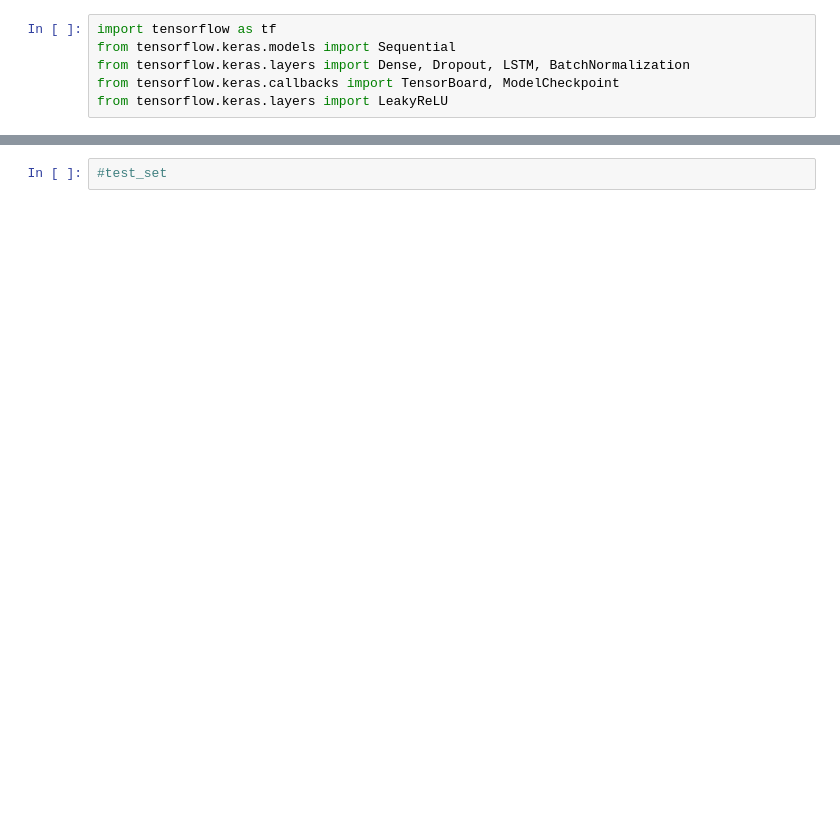
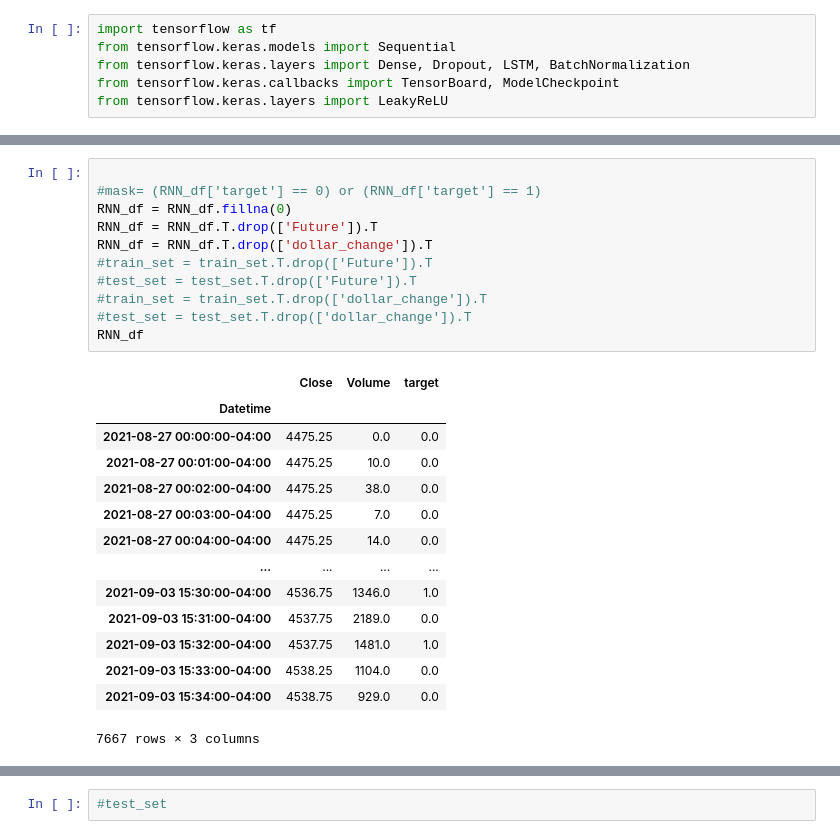
Before and after one commit to rudragarg/trading_bot_futures, a Jupyter notebook: RNN for S&P500 Futures.ipynb, the cells around one changed output, grey strips where cells are left out. Cells and saved outputs as stored; diff of their text form; blank space fills up the shorter version.

```diff
--- a/RNN for S&P500 Futures.ipynb
+++ b/RNN for S&P500 Futures.ipynb
@@ -143,3 +146,29 @@ RNN_df[mask]
+# %%
+
+#mask= (RNN_df['target'] == 0) or (RNN_df['target'] == 1)
+RNN_df = RNN_df.fillna(0)
+RNN_df = RNN_df.T.drop(['Future']).T
+RNN_df = RNN_df.T.drop(['dollar_change']).T
+#train_set = train_set.T.drop(['Future']).T
+#test_set = test_set.T.drop(['Future']).T
+#train_set = train_set.T.drop(['dollar_change']).T
+#test_set = test_set.T.drop(['dollar_change']).T
+RNN_df
+# %% [output]
+|  | Close | Volume | target |
+| Datetime |  |  |  |
+| 2021-08-27 00:00:00-04:00 | 4475.25 | 0.0 | 0.0 |
+| 2021-08-27 00:01:00-04:00 | 4475.25 | 10.0 | 0.0 |
+| 2021-08-27 00:02:00-04:00 | 4475.25 | 38.0 | 0.0 |
+| 2021-08-27 00:03:00-04:00 | 4475.25 | 7.0 | 0.0 |
+| 2021-08-27 00:04:00-04:00 | 4475.25 | 14.0 | 0.0 |
+| ... | ... | ... | ... |
+| 2021-09-03 15:30:00-04:00 | 4536.75 | 1346.0 | 1.0 |
+| 2021-09-03 15:31:00-04:00 | 4537.75 | 2189.0 | 0.0 |
+| 2021-09-03 15:32:00-04:00 | 4537.75 | 1481.0 | 1.0 |
+| 2021-09-03 15:33:00-04:00 | 4538.25 | 1104.0 | 0.0 |
+| 2021-09-03 15:34:00-04:00 | 4538.75 | 929.0 | 0.0 |
+7667 rows × 3 columns
 # %%
 ################################
 ##split into train and test set
```
Also changed, not shown: parts of 19 cells of this notebook.
